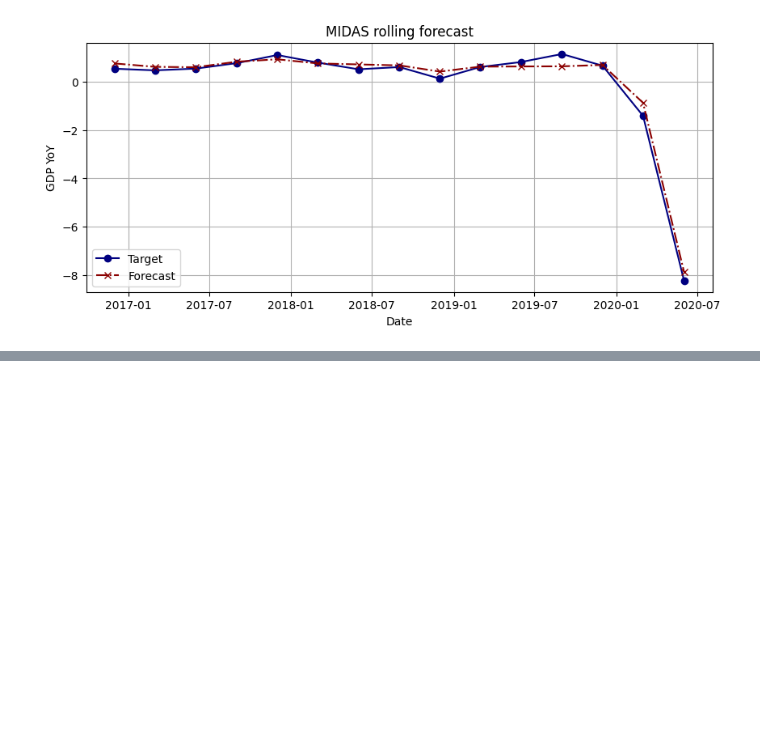
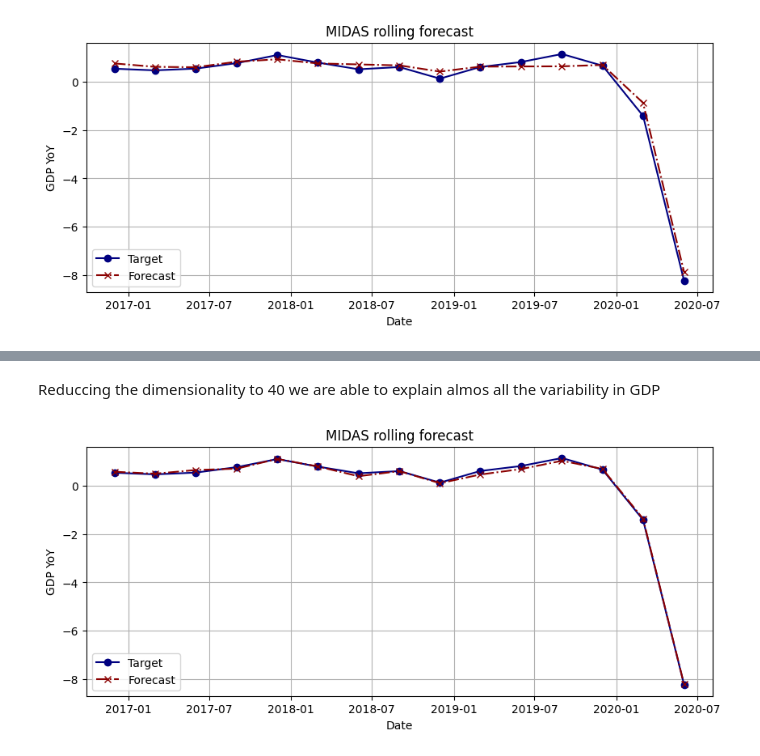
Before and after one commit to MatiasBorrellH/Forecasting-and-Nowcasting-HW2, a Jupyter notebook: Nowcasting_USA_HandsOn_2.ipynb, the cells around one changed output, grey strips where cells are left out. Cells and saved outputs as stored; diff of their text form; code cells hidden in the pictures; blank space fills up the shorter version.

```diff
--- a/Nowcasting_USA_HandsOn_2.ipynb
+++ b/Nowcasting_USA_HandsOn_2.ipynb
@@ -434,3 +522,18 @@ df4, rmse4 = mod4.rolling_forecast(start_date = datetime(1995, 3, 1),
+# %% [markdown]
+Reduccing the dimensionality to 40 we are able to explain almos all the variability in GDP
+# %%
+import matplotlib.pyplot as plt
+plt.figure(figsize=(10, 4))
+plt.plot(df_pca.index, df_pca["targets"], label="Target", color='navy', marker='o')
+plt.plot(df_pca.index, df_pca["preds"], label="Forecast", color='darkred', marker='x', linestyle='-.')
+plt.title("MIDAS rolling forecast")
+plt.xlabel("Date")
+plt.ylabel("GDP YoY")
+plt.legend()
+plt.grid()
+plt.show()
+# %% [output]
+[figure, added]
 # %%
 # Compare RMSE values
 rmse_df = pd.DataFrame({
```
Also changed, not shown: parts of 14 cells of this notebook, 2 other files.
